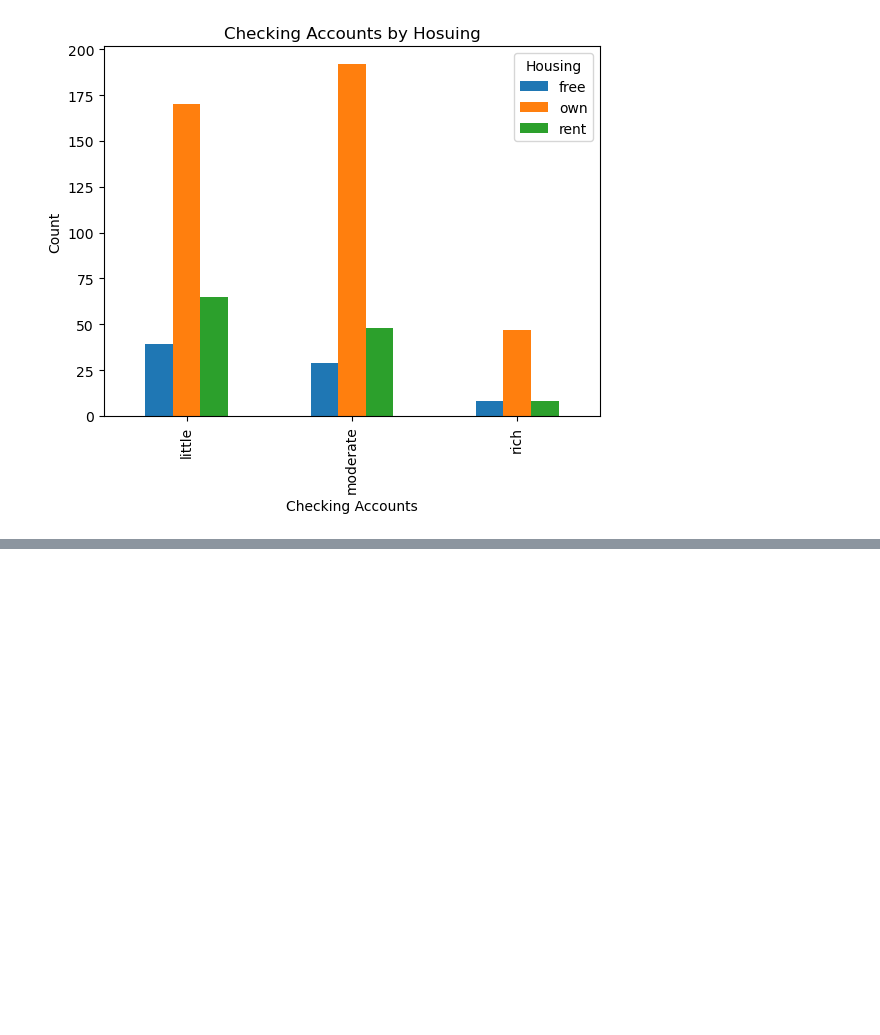
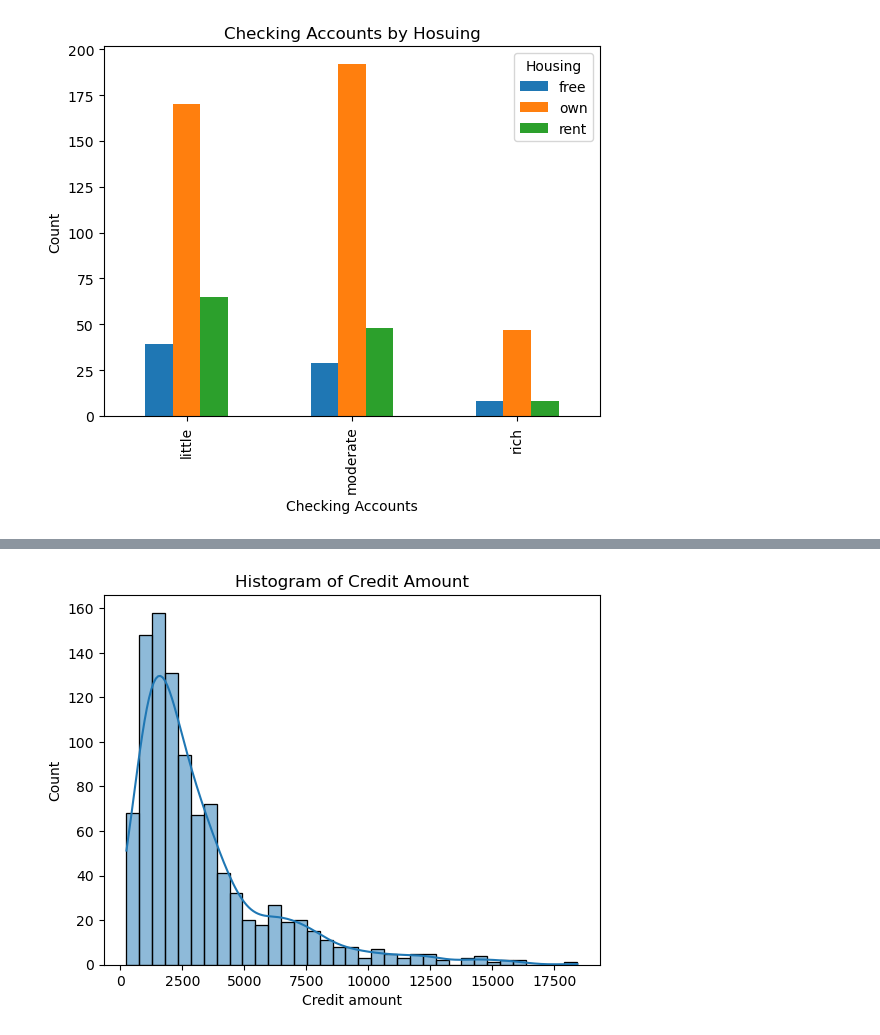
Before and after one commit to itsmearafik/Credit-Risk-Segmentation-Finance-, a Jupyter notebook: notebooks/app.ipynb, the cells around one changed output, grey strips where cells are left out. Drawn from its saved outputs; the diff is of its cells as text; code cells hidden in the pictures; blank space fills up the shorter version.

```diff
--- a/notebooks/app.ipynb
+++ b/notebooks/app.ipynb
@@ -203,0 +225,6 @@ dtype: int64
+# %%
+sns.histplot(data=german_eda, x='Credit amount', kde=True)
+plt.title('Histogram of Credit Amount')
+plt.show()
+# %% [output]
+[figure, added]
```
Also changed, not shown: parts of 31 cells of this notebook.
